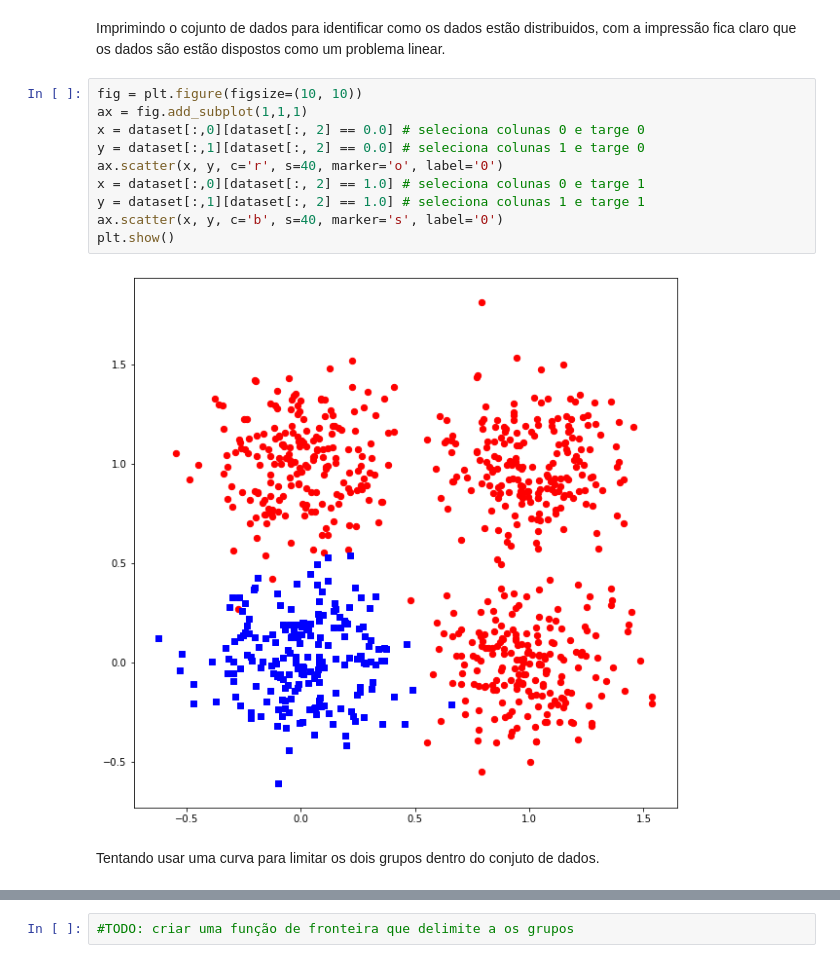
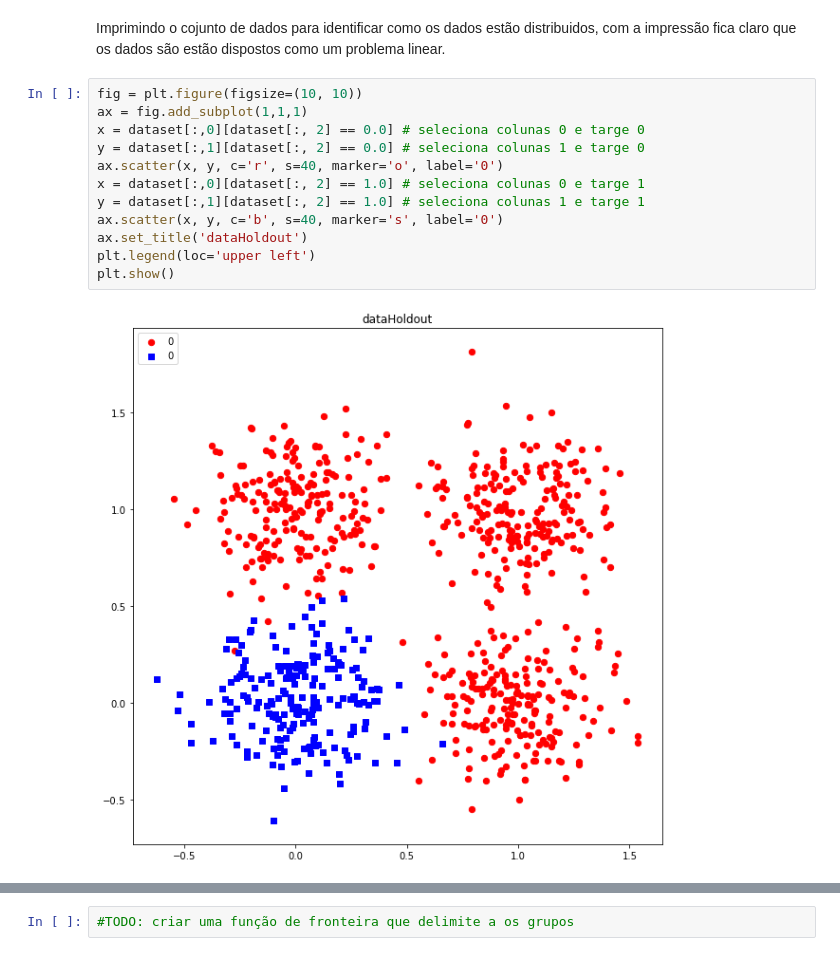
Before and after one commit to userddssilva/Perceptron-PP2-RNA2020.1, a Jupyter notebook: notebooks/validacao_holdout_(parte_3).ipynb, the cells around one changed output, grey strips where cells are left out. Drawn from its saved outputs; the diff is of its cells as text.

```diff
--- a/notebooks/validacao_holdout_(parte_3).ipynb
+++ b/notebooks/validacao_holdout_(parte_3).ipynb
@@ -37,14 +37,14 @@ Imprimindo o cojunto de dados para identificar como os dados estão distribuidos
 # %%
 fig = plt.figure(figsize=(10, 10))
 ax = fig.add_subplot(1,1,1)
 x = dataset[:,0][dataset[:, 2] == 0.0] # seleciona colunas 0 e targe 0
 y = dataset[:,1][dataset[:, 2] == 0.0] # seleciona colunas 1 e targe 0
 ax.scatter(x, y, c='r', s=40, marker='o', label='0')
 x = dataset[:,0][dataset[:, 2] == 1.0] # seleciona colunas 0 e targe 1
 y = dataset[:,1][dataset[:, 2] == 1.0] # seleciona colunas 1 e targe 1
 ax.scatter(x, y, c='b', s=40, marker='s', label='0')
+ax.set_title('dataHoldout')
+plt.legend(loc='upper left')
 plt.show()
 # %% [output]
-[figure, old version]
+[figure, new version]
-# %% [markdown]
-Tentando usar uma curva para limitar os dois grupos dentro do conjuto de dados.
```
Also changed, not shown: parts of 12 cells of this notebook, 1 other file.
